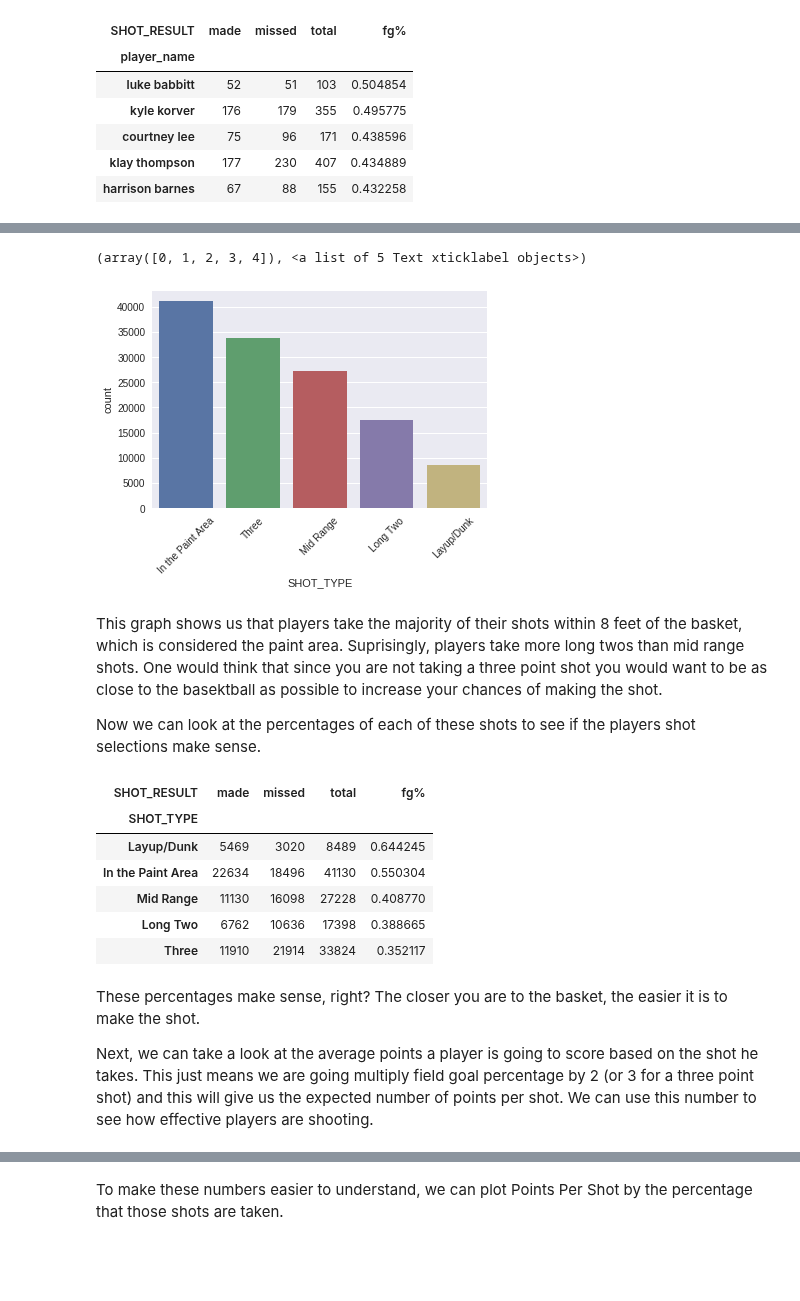
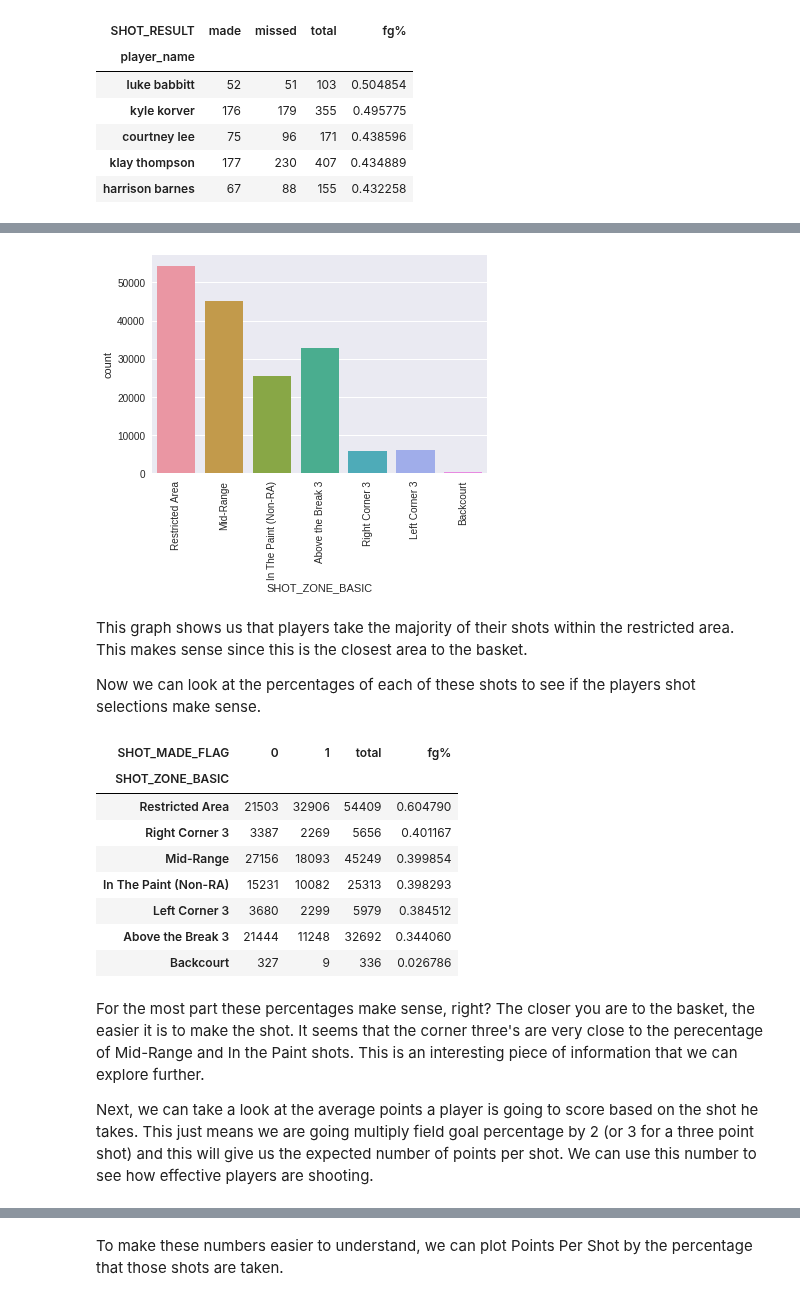
Before and after one commit to jasunbourne/jasunbourne.github.io, a Jupyter notebook: final_tutorial_nb.ipynb, the cells around one changed output, grey strips where cells are left out. Saved outputs shown, nothing was run; the diff lists cells and outputs as text; code cells hidden in the pictures; blank space fills up the shorter version.

```diff
--- a/final_tutorial_nb.ipynb
+++ b/final_tutorial_nb.ipynb
@@ -190,27 +215,29 @@ Remember the shot type column we added in section 2? Well, now we can plot it to
 # %%
-plot = sns.countplot(shots_df['SHOT_TYPE'])
-plt.xticks(rotation=45)
+plot = sns.countplot(shots_df['SHOT_ZONE_BASIC'])
+plt.xticks(rotation=90)
+plt.show()
 # %% [output]
-(array([0, 1, 2, 3, 4]), <a list of 5 Text xticklabel objects>)
-[figure, old version]
+[figure, new version]
 # %% [markdown]
-This graph shows us that players take the majority of their shots within 8 feet of the basket, which is considered the paint area. Suprisingly, players take more long twos than mid range shots. One would think that since you are not taking a three point shot you would want to be as close to the basektball as possible to increase your chances of making the shot.
+This graph shows us that players take the majority of their shots within the restricted area. This makes sense since this is the closest area to the basket.
 
 Now we can look at the percentages of each of these shots to see if the players shot selections make sense.
 # %%
-shot_type_df = shots_df.groupby(['SHOT_TYPE', 'SHOT_RESULT']).size().unstack(fill_value=0)
-shot_type_df['total'] = shot_type_df['made'] + shot_type_df['missed']
-shot_type_df['fg%'] = shot_type_df['made'] / shot_type_df['total']
+shot_type_df = shots_df.groupby(['SHOT_ZONE_BASIC', 'SHOT_MADE_FLAG']).size().unstack(fill_value=0)
+shot_type_df['total'] = shot_type_df[1] + shot_type_df[0]
+shot_type_df['fg%'] = shot_type_df[1] / shot_type_df['total']
 shot_type_df.sort('fg%',ascending=0)
 # %% [output]
-| SHOT_RESULT | made | missed | total | fg% |
-| SHOT_TYPE |  |  |  |  |
-| Layup/Dunk | 5469 | 3020 | 8489 | 0.644245 |
-| In the Paint Area | 22634 | 18496 | 41130 | 0.550304 |
-| Mid Range | 11130 | 16098 | 27228 | 0.408770 |
-| Long Two | 6762 | 10636 | 17398 | 0.388665 |
-| Three | 11910 | 21914 | 33824 | 0.352117 |
+| SHOT_MADE_FLAG | 0 | 1 | total | fg% |
+| SHOT_ZONE_BASIC |  |  |  |  |
+| Restricted Area | 21503 | 32906 | 54409 | 0.604790 |
+| Right Corner 3 | 3387 | 2269 | 5656 | 0.401167 |
+| Mid-Range | 27156 | 18093 | 45249 | 0.399854 |
+| In The Paint (Non-RA) | 15231 | 10082 | 25313 | 0.398293 |
+| Left Corner 3 | 3680 | 2299 | 5979 | 0.384512 |
+| Above the Break 3 | 21444 | 11248 | 32692 | 0.344060 |
+| Backcourt | 327 | 9 | 336 | 0.026786 |
 # %% [markdown]
-These percentages make sense, right? The closer you are to the basket, the easier it is to make the shot.
+For the most part these percentages make sense, right? The closer you are to the basket, the easier it is to make the shot. It seems that the corner three's are very close to the perecentage of Mid-Range and In the Paint shots. This is an interesting piece of information that we can explore further.
 
 Next, we can take a look at the average points a player is going to score based on the shot he takes. This just means we are going multiply field goal percentage by 2 (or 3 for a three point shot) and this will give us the expected number of points per shot. We can use this number to see how effective players are shooting.
```
Also changed, not shown: parts of 35 cells of this notebook, 2 other files.
